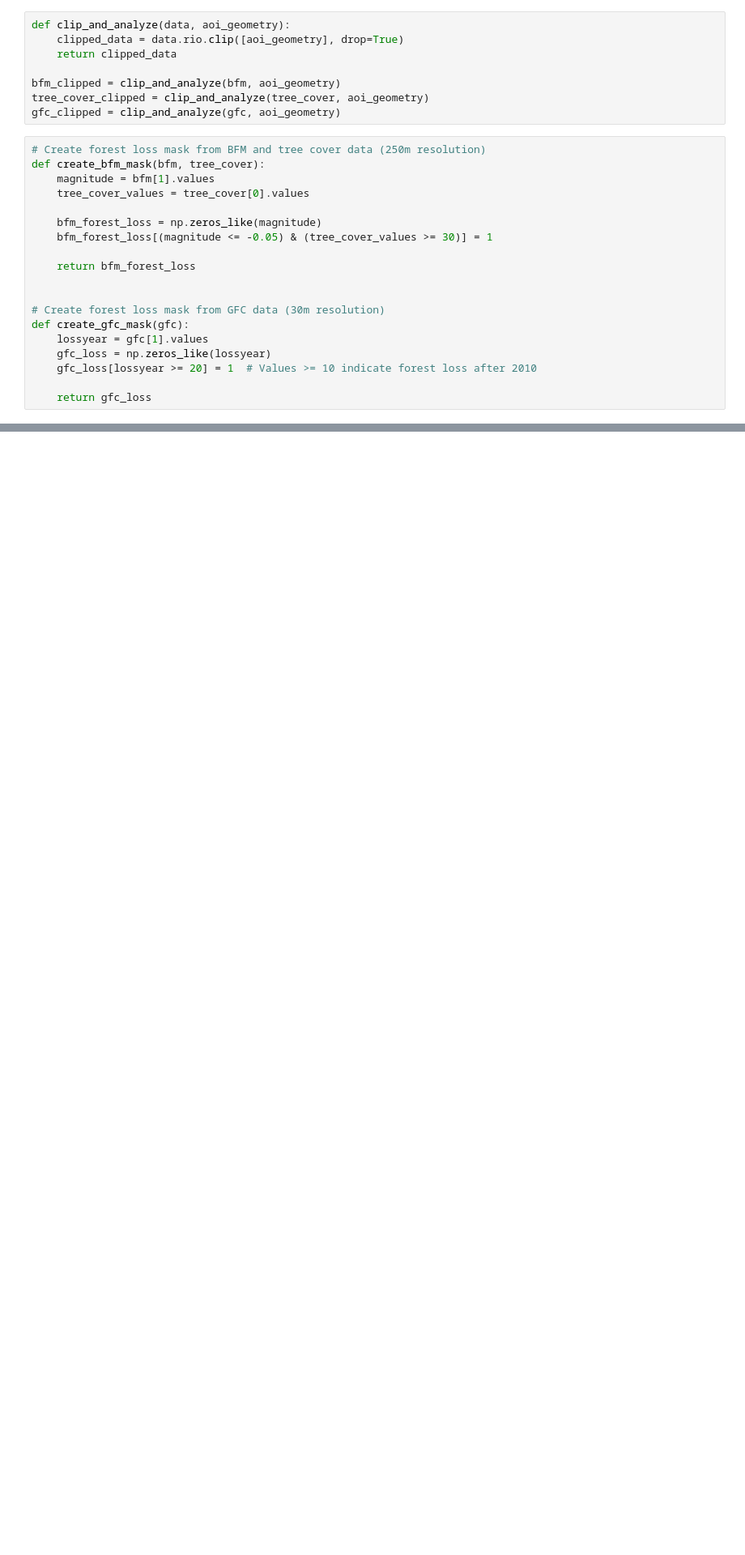
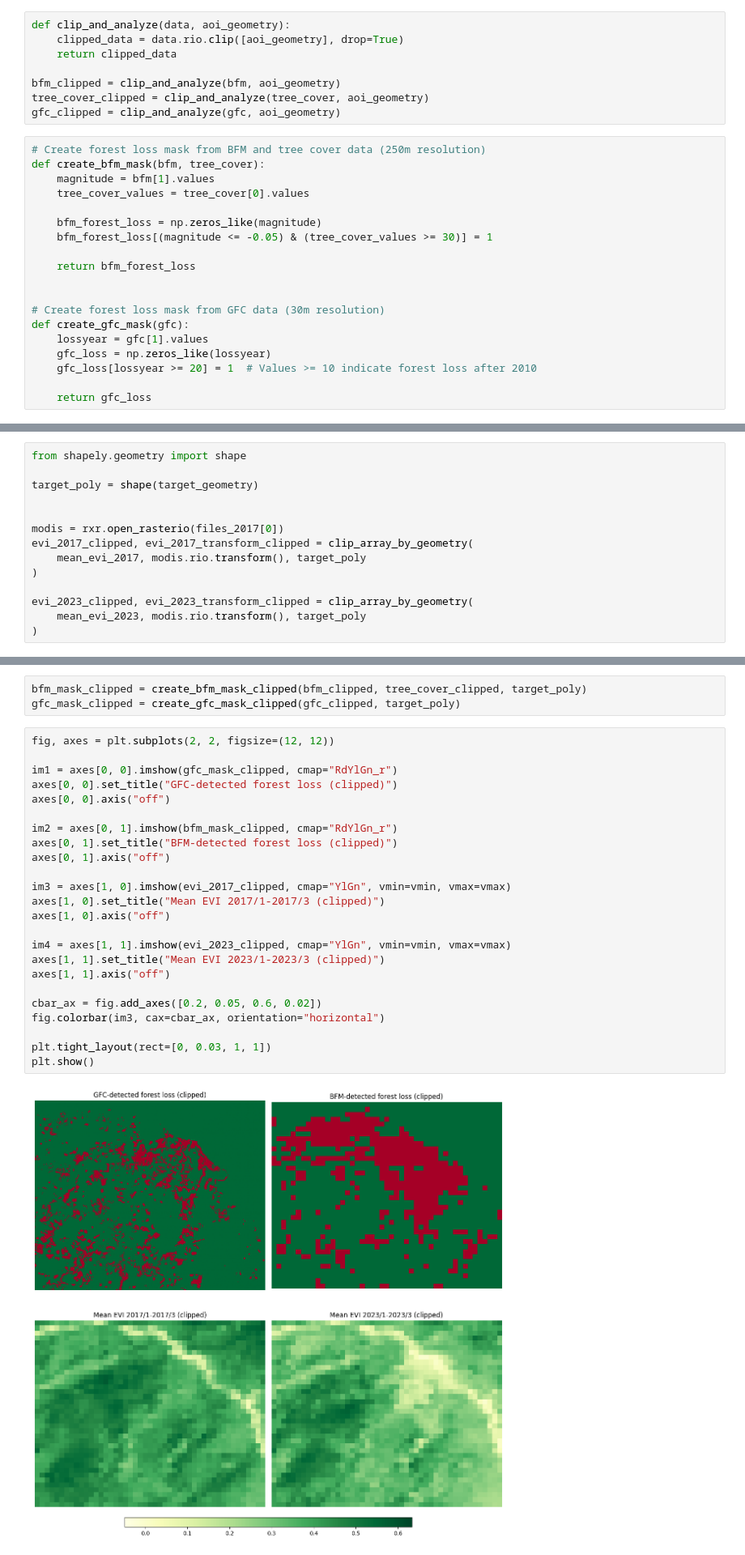
Before and after one commit to seima-osako/aeo-project, a Jupyter notebook: python/src/analysis.ipynb, the cells around one changed output, grey strips where cells are left out. Shown at 81% size. Drawn from its saved outputs; the diff is of its cells as text; blank space fills up the shorter version.

```diff
--- a/python/src/analysis.ipynb
+++ b/python/src/analysis.ipynb
@@ -148,0 +229,14 @@ GFC-detected forest loss (30m): 137.87 km²
+# %%
+from shapely.geometry import shape
+
+target_poly = shape(target_geometry)
+
+
+modis = rxr.open_rasterio(files_2017[0])
+evi_2017_clipped, evi_2017_transform_clipped = clip_array_by_geometry(
+    mean_evi_2017, modis.rio.transform(), target_poly
+)
+
+evi_2023_clipped, evi_2023_transform_clipped = clip_array_by_geometry(
+    mean_evi_2023, modis.rio.transform(), target_poly
+)
@@ -148,0 +266,29 @@ GFC-detected forest loss (30m): 137.87 km²
+# %%
+bfm_mask_clipped = create_bfm_mask_clipped(bfm_clipped, tree_cover_clipped, target_poly)
+gfc_mask_clipped = create_gfc_mask_clipped(gfc_clipped, target_poly)
+# %%
+fig, axes = plt.subplots(2, 2, figsize=(12, 12))
+
+im1 = axes[0, 0].imshow(gfc_mask_clipped, cmap="RdYlGn_r")
+axes[0, 0].set_title("GFC-detected forest loss (clipped)")
+axes[0, 0].axis("off")
+
+im2 = axes[0, 1].imshow(bfm_mask_clipped, cmap="RdYlGn_r")
+axes[0, 1].set_title("BFM-detected forest loss (clipped)")
+axes[0, 1].axis("off")
+
+im3 = axes[1, 0].imshow(evi_2017_clipped, cmap="YlGn", vmin=vmin, vmax=vmax)
+axes[1, 0].set_title("Mean EVI 2017/1-2017/3 (clipped)")
+axes[1, 0].axis("off")
+
+im4 = axes[1, 1].imshow(evi_2023_clipped, cmap="YlGn", vmin=vmin, vmax=vmax)
+axes[1, 1].set_title("Mean EVI 2023/1-2023/3 (clipped)")
+axes[1, 1].axis("off")
+
+cbar_ax = fig.add_axes([0.2, 0.05, 0.6, 0.02])
+fig.colorbar(im3, cax=cbar_ax, orientation="horizontal")
+
+plt.tight_layout(rect=[0, 0.03, 1, 1])
+plt.show()
+# %% [output]
+[figure, added]
```
Also changed, not shown: parts of 9 cells of this notebook, 1 other file.
